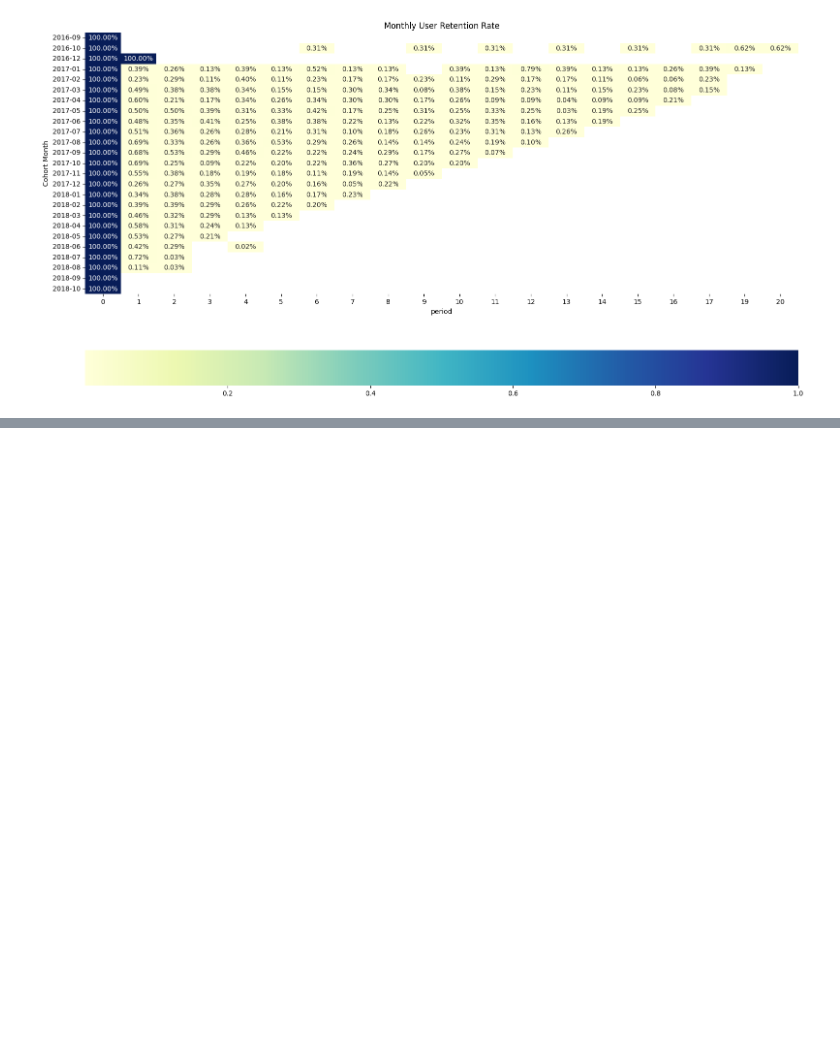
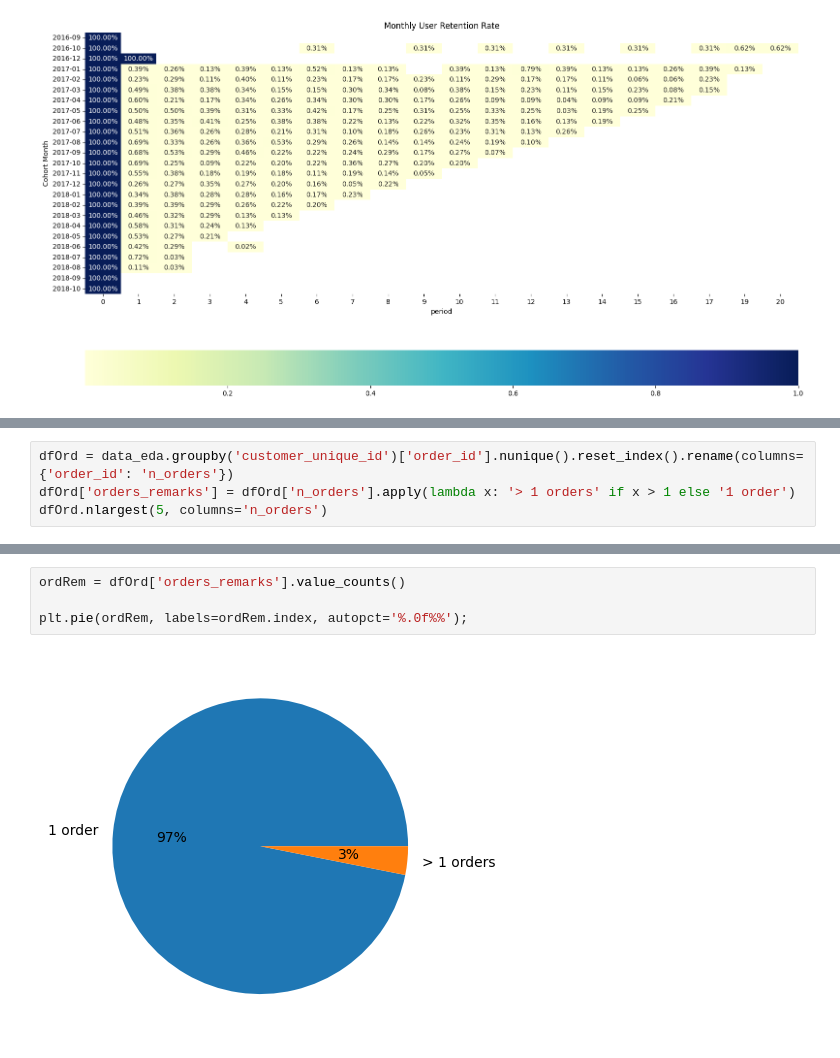
Before and after one commit to aridiawan/ecommerce-analysis, a Jupyter notebook: notebooks/2.0.1-eda-business.ipynb, the cells around one changed output, grey strips where cells are left out. Saved outputs shown, nothing was run; the diff lists cells and outputs as text; blank space fills up the shorter version.

```diff
--- a/notebooks/2.0.1-EDA.ipynb
+++ b/notebooks/2.0.1-eda-business.ipynb
@@ -241,0 +224,4 @@ plt.show()
+# %%
+dfOrd = data_eda.groupby('customer_unique_id')['order_id'].nunique().reset_index().rename(columns={'order_id': 'n_orders'})
+dfOrd['orders_remarks'] = dfOrd['n_orders'].apply(lambda x: '> 1 orders' if x > 1 else '1 order')
+dfOrd.nlargest(5, columns='n_orders')
@@ -241,0 +235,6 @@ plt.show()
+# %%
+ordRem = dfOrd['orders_remarks'].value_counts()
+
+plt.pie(ordRem, labels=ordRem.index, autopct='%.0f%%');
+# %% [output]
+[figure, added]
```
Also changed, not shown: parts of 14 cells of this notebook.
